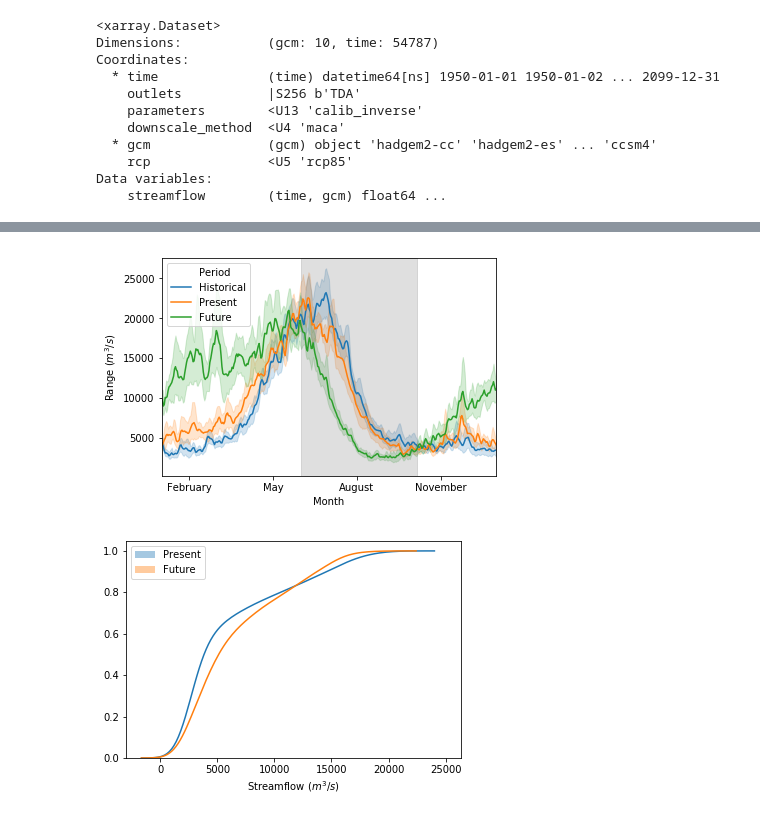
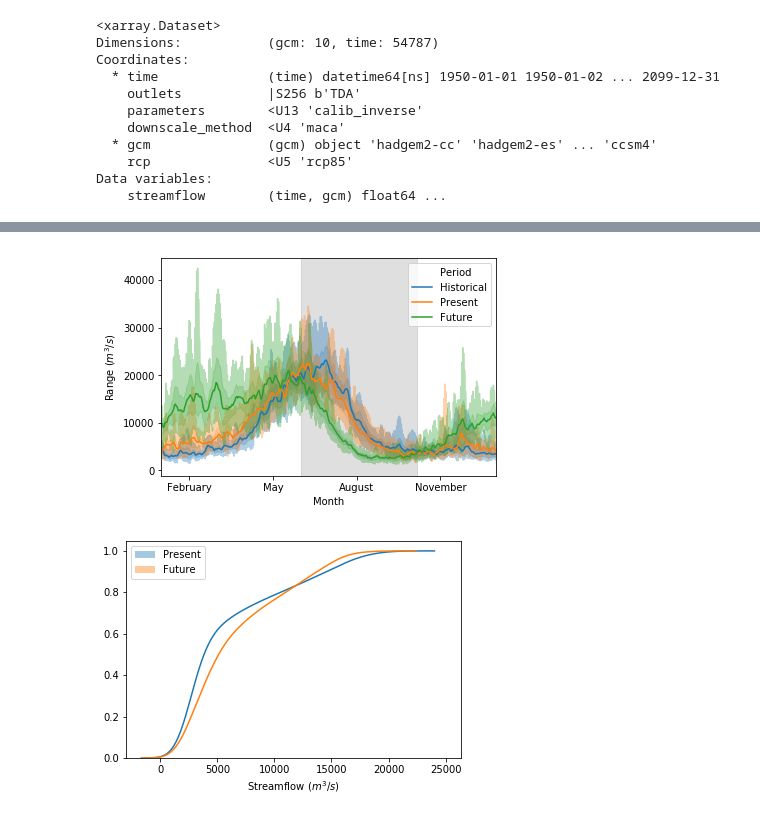
Before and after one commit to cpk26/pnw-hydrology-post, a Jupyter notebook: distribution_analysis.ipynb, the cells around one changed output, grey strips where cells are left out. Cells and saved outputs as stored; diff of their text form; code cells hidden in the pictures.

Commit message:
Update text; fixed range of figures

```diff
--- a/distribution_analysis.ipynb
+++ b/distribution_analysis.ipynb
@@ -152,15 +176,17 @@ plt.savefig(os.path.join(outdir,'flow_spread.pdf'),bbox_inches = 'tight')
 # %%
 #Visualize the variability
 
 plt.subplot(1,1,1)
-sns.lineplot(x="Day of Year", hue="Period", y="Streamflow", data=df_var)
+sns.lineplot(x="Day of Year", hue="Period", y="Streamflow", data=df_var, alpha = 0.35, estimator=None)
+sns.lineplot(x="Day of Year", hue="Period", y="Streamflow", data=df_var, legend=None)
+
 plt.axvspan(150, 275, alpha=0.25, color='gray')
 plt.ylabel('Range ($m^{3} / s$)')
 plt.xlim([0, 360])
 plt.xticks([30, 120, 210, 300], ['February', 'May', 'August', 'November'])
 plt.xlabel('Month')
 
 plt.savefig(os.path.join(outdir,'flow_variability.pdf'),bbox_inches = 'tight')
 # %% [output]
-[figure, old version]
+[figure, new version]
 # %%
```
Also changed, not shown: parts of 4 cells of this notebook, 7 other files.
